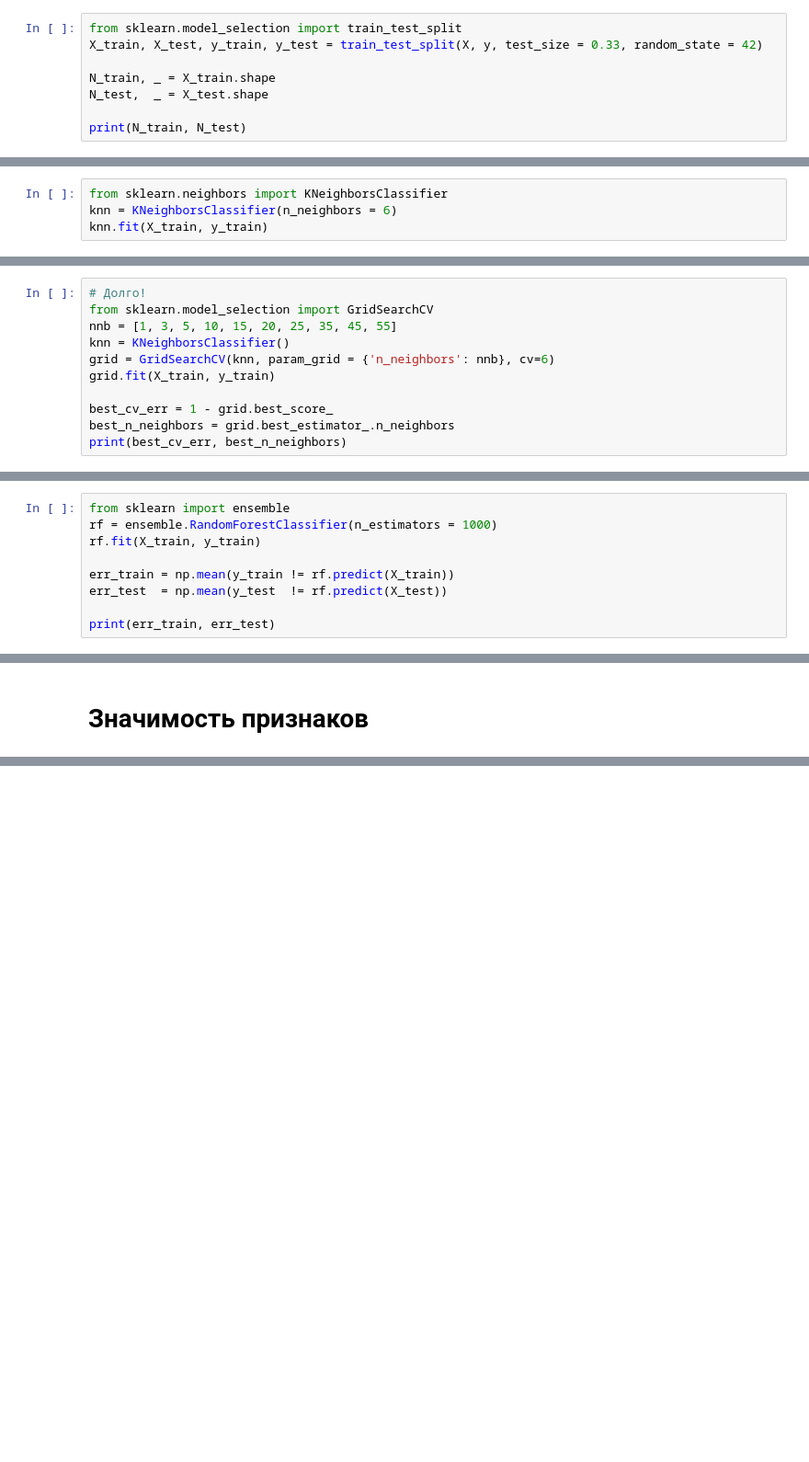
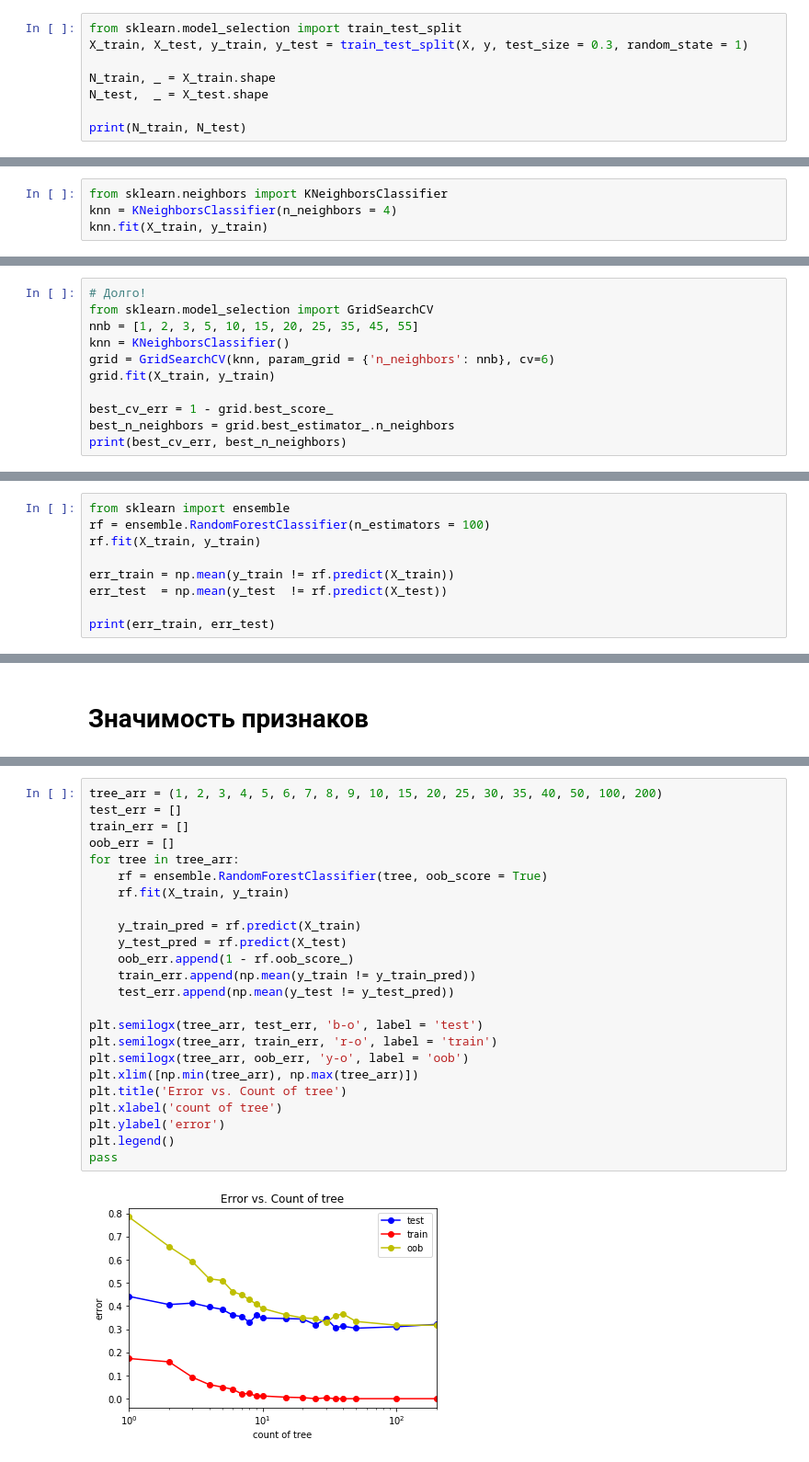
Before and after one commit to Yaroslav-Lahtachev/MachineLearning, a Jupyter notebook: ML.ipynb, the cells around one changed output, grey strips where cells are left out. Shown: that part at 92% size. Saved outputs shown, nothing was run; the diff lists cells and outputs as text; blank space fills up the shorter version.

```diff
--- a/ML.ipynb
+++ b/ML.ipynb
@@ -418,6 +405,6 @@ pandas.core.series.Series
 # %%
 from sklearn.model_selection import train_test_split
-X_train, X_test, y_train, y_test = train_test_split(X, y, test_size = 0.33, random_state = 42)
+X_train, X_test, y_train, y_test = train_test_split(X, y, test_size = 0.3, random_state = 1)
 
 N_train, _ = X_train.shape
 N_test,  _ = X_test.shape
@@ -500,6 +489,6 @@ dtype: bool
 # %%
 from sklearn.neighbors import KNeighborsClassifier
-knn = KNeighborsClassifier(n_neighbors = 6)
+knn = KNeighborsClassifier(n_neighbors = 4)
 knn.fit(X_train, y_train)
 # %% [output]
 KNeighborsClassifier(algorithm='auto', leaf_size=30, metric='minkowski',
@@ -548,7 +545,7 @@ array([[3, 0],
 # %%
 # Долго!
 from sklearn.model_selection import GridSearchCV
-nnb = [1, 3, 5, 10, 15, 20, 25, 35, 45, 55]
+nnb = [1, 2, 3, 5, 10, 15, 20, 25, 35, 45, 55]
 knn = KNeighborsClassifier()
 grid = GridSearchCV(knn, param_grid = {'n_neighbors': nnb}, cv=6)
 grid.fit(X_train, y_train)
@@ -609,6 +614,6 @@ print(err_train, err_test)
 # %%
 from sklearn import ensemble
-rf = ensemble.RandomForestClassifier(n_estimators = 1000)
+rf = ensemble.RandomForestClassifier(n_estimators = 100)
 rf.fit(X_train, y_train)
 
 err_train = np.mean(y_train != rf.predict(X_train))
@@ -668,0 +629,26 @@ plt.xlim([-1, d_first])
+# %%
+tree_arr = (1, 2, 3, 4, 5, 6, 7, 8, 9, 10, 15, 20, 25, 30, 35, 40, 50, 100, 200)
+test_err = []
+train_err = []
+oob_err = []
+for tree in tree_arr:
+    rf = ensemble.RandomForestClassifier(tree, oob_score = True)
+    rf.fit(X_train, y_train)
+
+    y_train_pred = rf.predict(X_train)
+    y_test_pred = rf.predict(X_test)
+    oob_err.append(1 - rf.oob_score_)
+    train_err.append(np.mean(y_train != y_train_pred))
+    test_err.append(np.mean(y_test != y_test_pred))
+
+plt.semilogx(tree_arr, test_err, 'b-o', label = 'test')
+plt.semilogx(tree_arr, train_err, 'r-o', label = 'train')
+plt.semilogx(tree_arr, oob_err, 'y-o', label = 'oob')
+plt.xlim([np.min(tree_arr), np.max(tree_arr)])
+plt.title('Error vs. Count of tree')
+plt.xlabel('count of tree')
+plt.ylabel('error')
+plt.legend()
+pass
+# %% [output]
+[figure, added]
```
Also changed, not shown: parts of 71 cells of this notebook.
